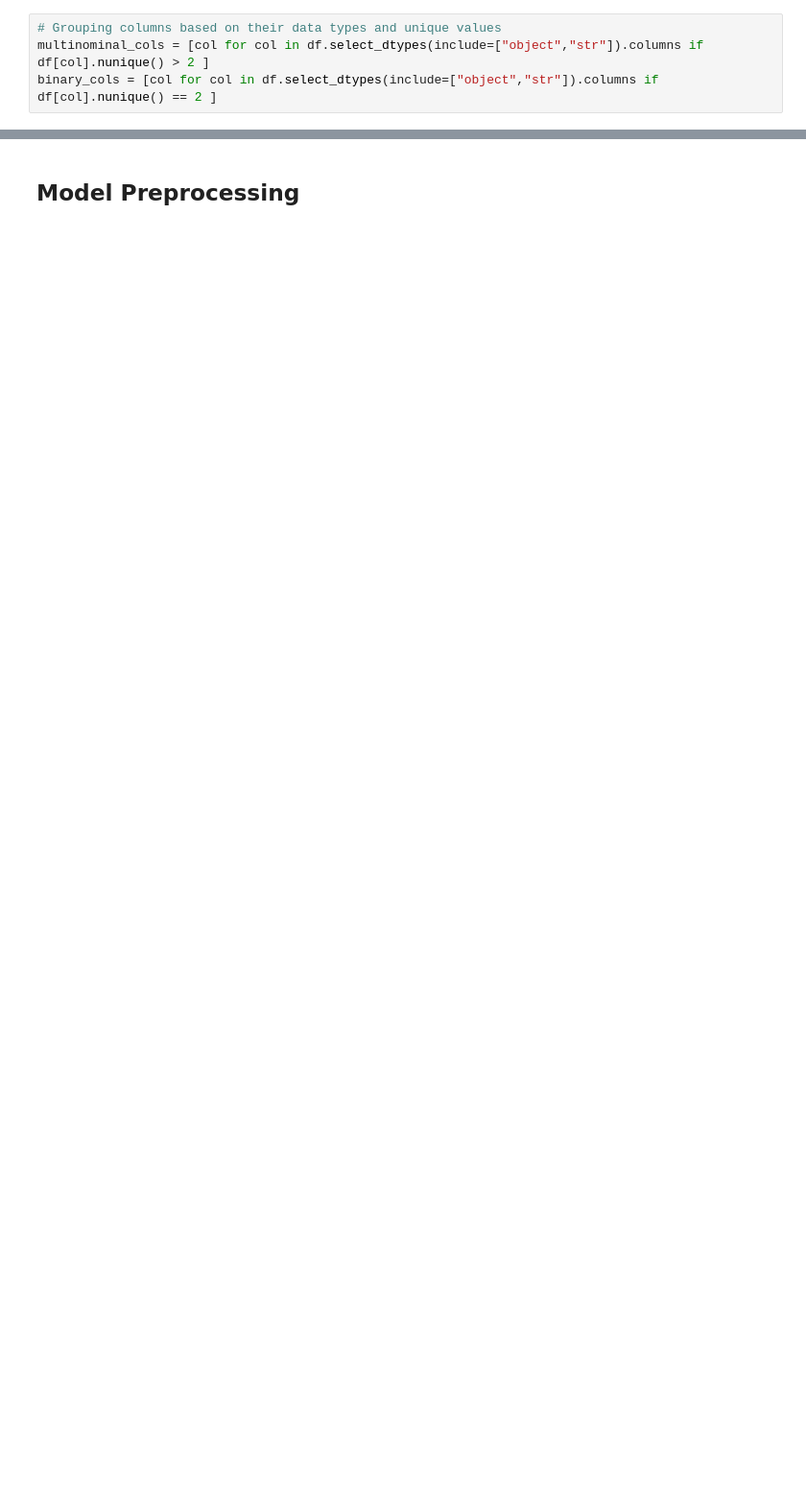
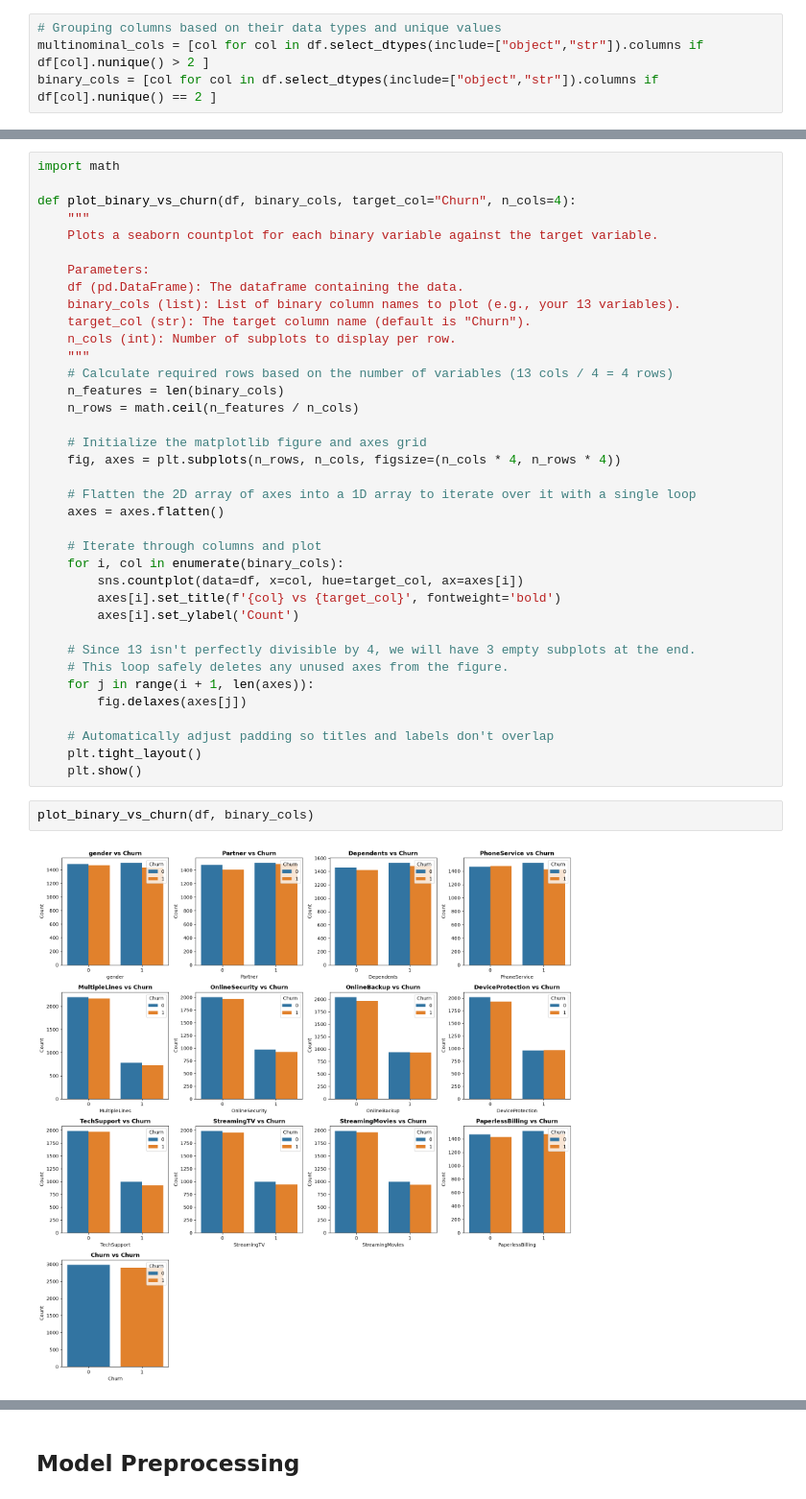
Before and after one commit to aneesakram/customer-churn-prediction, a Jupyter notebook: churnModel.ipynb, the cells around one changed output, grey strips where cells are left out. Shown at 96% size. Drawn from its saved outputs; the diff is of its cells as text; blank space fills up the shorter version.

```diff
--- a/churnModel.ipynb
+++ b/churnModel.ipynb
@@ -134,0 +262,41 @@ sns.histplot(df, x="MonthlyCharges", hue="Churn")
+# %%
+import math
+
+def plot_binary_vs_churn(df, binary_cols, target_col="Churn", n_cols=4):
+    """
+    Plots a seaborn countplot for each binary variable against the target variable.
+
+    Parameters:
+    df (pd.DataFrame): The dataframe containing the data.
+    binary_cols (list): List of binary column names to plot (e.g., your 13 variables).
+    target_col (str): The target column name (default is "Churn").
+    n_cols (int): Number of subplots to display per row.
+    """
+    # Calculate required rows based on the number of variables (13 cols / 4 = 4 rows)
+    n_features = len(binary_cols)
+    n_rows = math.ceil(n_features / n_cols)
+
+    # Initialize the matplotlib figure and axes grid
+    fig, axes = plt.subplots(n_rows, n_cols, figsize=(n_cols * 4, n_rows * 4))
+
+    # Flatten the 2D array of axes into a 1D array to iterate over it with a single loop
+    axes = axes.flatten()
+
+    # Iterate through columns and plot
+    for i, col in enumerate(binary_cols):
+        sns.countplot(data=df, x=col, hue=target_col, ax=axes[i])
+        axes[i].set_title(f'{col} vs {target_col}', fontweight='bold')
+        axes[i].set_ylabel('Count')
+
+    # Since 13 isn't perfectly divisible by 4, we will have 3 empty subplots at the end.
+    # This loop safely deletes any unused axes from the figure.
+    for j in range(i + 1, len(axes)):
+        fig.delaxes(axes[j])
+
+    # Automatically adjust padding so titles and labels don't overlap
+    plt.tight_layout()
+    plt.show()
+# %%
+plot_binary_vs_churn(df, binary_cols)
+# %% [output]
+[figure, added]
```
Also changed, not shown: parts of 29 cells of this notebook, 1 other file.
